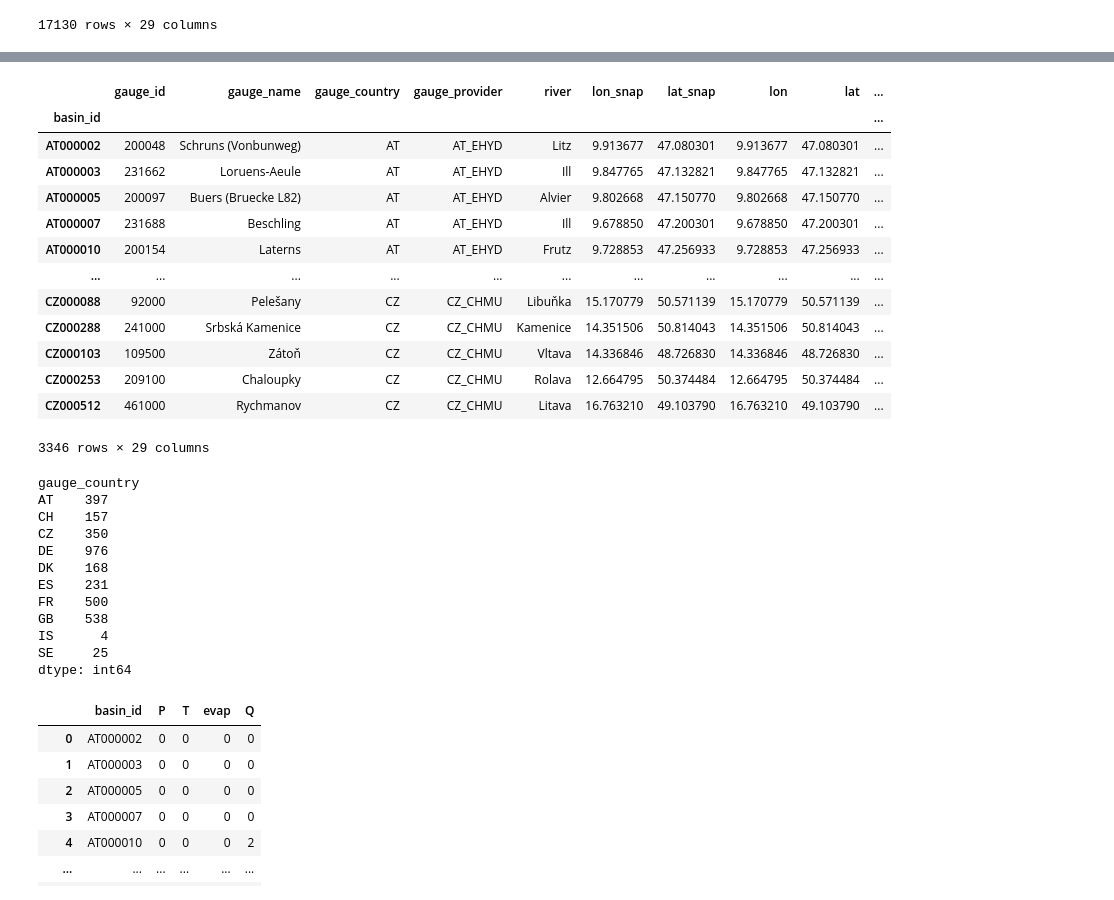
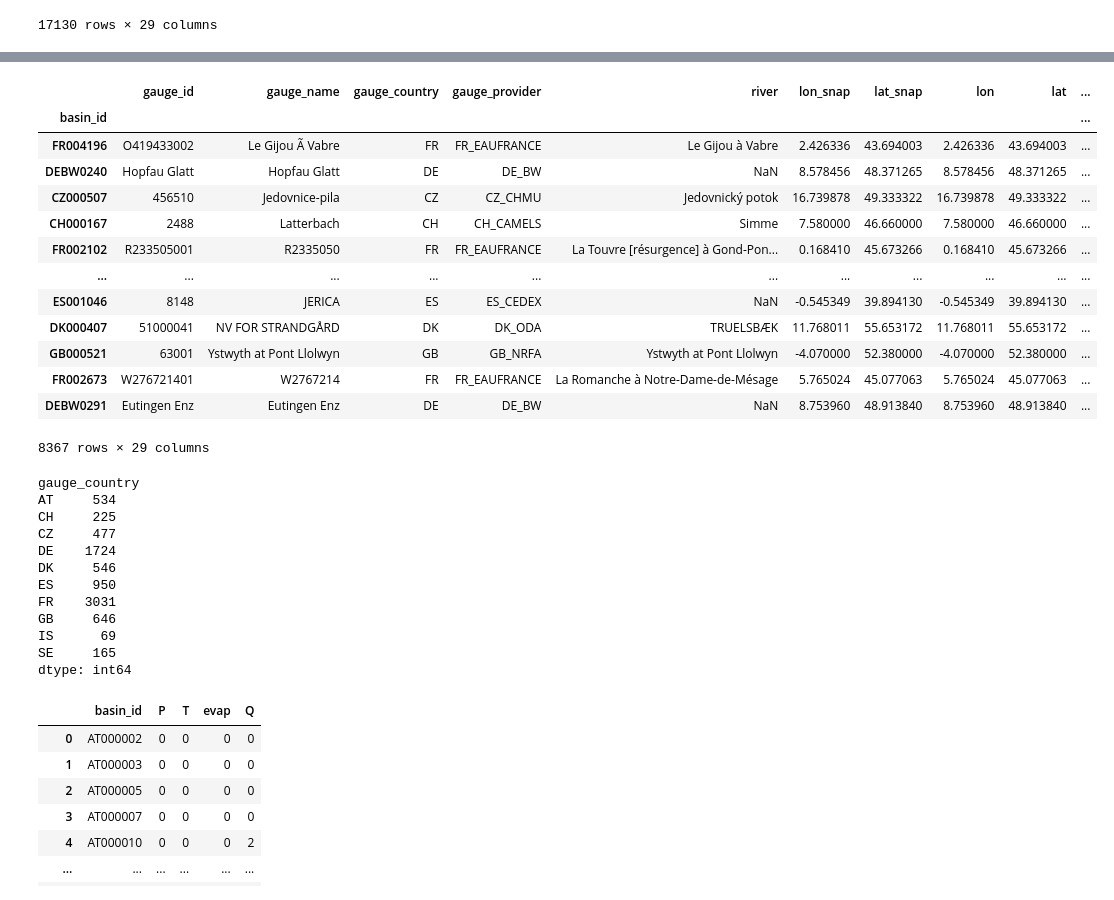
Before and after one commit to thiagovmdon/EOBS-quality, a Jupyter notebook: code/Paper_Quality_EOBS_Data_EStreams_HBV.ipynb, the cells around one changed output, grey strips where cells are left out. Drawn from its saved outputs; the diff is of its cells as text; code cells hidden in the pictures.

```diff
--- a/code/Paper_Quality_EOBS_Data_EStreams_HBV.ipynb
+++ b/code/Paper_Quality_EOBS_Data_EStreams_HBV.ipynb
@@ -57,7 +57,7 @@ network_estreams
 | UAGR0021 | 6683300 | NOVOSELOVKA | UA | UA_GRDC | KRYNKA | 38.144722 | 48.153333 | 38.144722 | 48.153333 | ... |
 17130 rows × 29 columns
 # %%
-network_estreams_filtered_quality_eobs = pd.read_csv('results/network_estreams_filtered_quality_eobs.csv', encoding='utf-8')
+network_estreams_filtered_quality_eobs = pd.read_csv('results/network_estreams_filtered_quality_eobs_8367.csv', encoding='utf-8')
 network_estreams_filtered_quality_eobs.set_index("basin_id", inplace = True)
 
 network_estreams_filtered_quality_eobs
@@ -79,4 +79,4 @@ network_estreams_filtered_quality_eobs
 # %%
-network_estreams_filtered_quality_eobs = network_estreams_filtered_quality_eobs[network_estreams_filtered_quality_eobs.gauge_country == "CZ"]
-
-network_estreams_filtered_quality_eobs
+#network_estreams_filtered_quality_eobs = network_estreams_filtered_quality_eobs[network_estreams_filtered_quality_eobs.gauge_country == "CZ"]
+#
+#network_estreams_filtered_quality_eobs
@@ -149,35 +98,36 @@ catchment_list
 # %%
-network_estreams_filtered = network_estreams.loc[catchment_list]
+#network_estreams_filtered = network_estreams.loc[catchment_list]
+network_estreams_filtered = network_estreams_filtered_quality_eobs
 network_estreams_filtered
 # %% [output]
 |  | gauge_id | gauge_name | gauge_country | gauge_provider | river | lon_snap | lat_snap | lon | lat | ... |
 | basin_id |  |  |  |  |  |  |  |  |  | ... |
-| AT000002 | 200048 | Schruns (Vonbunweg) | AT | AT_EHYD | Litz | 9.913677 | 47.080301 | 9.913677 | 47.080301 | ... |
-| AT000003 | 231662 | Loruens-Aeule | AT | AT_EHYD | Ill | 9.847765 | 47.132821 | 9.847765 | 47.132821 | ... |
-| AT000005 | 200097 | Buers (Bruecke L82) | AT | AT_EHYD | Alvier | 9.802668 | 47.150770 | 9.802668 | 47.150770 | ... |
-| AT000007 | 231688 | Beschling | AT | AT_EHYD | Ill | 9.678850 | 47.200301 | 9.678850 | 47.200301 | ... |
-| AT000010 | 200154 | Laterns | AT | AT_EHYD | Frutz | 9.728853 | 47.256933 | 9.728853 | 47.256933 | ... |
+| FR004196 | O419433002 | Le Gijou Ã Vabre | FR | FR_EAUFRANCE | Le Gijou à Vabre | 2.426336 | 43.694003 | 2.426336 | 43.694003 | ... |
+| DEBW0240 | Hopfau Glatt | Hopfau Glatt | DE | DE_BW | NaN | 8.578456 | 48.371265 | 8.578456 | 48.371265 | ... |
+| CZ000507 | 456510 | Jedovnice-pila | CZ | CZ_CHMU | Jedovnický potok | 16.739878 | 49.333322 | 16.739878 | 49.333322 | ... |
+| CH000167 | 2488 | Latterbach | CH | CH_CAMELS | Simme | 7.580000 | 46.660000 | 7.580000 | 46.660000 | ... |
+| FR002102 | R233505001 | R2335050 | FR | FR_EAUFRANCE | La Touvre [résurgence] à Gond-Pon... | 0.168410 | 45.673266 | 0.168410 | 45.673266 | ... |
 | ... | ... | ... | ... | ... | ... | ... | ... | ... | ... | ... |
-| CZ000088 | 92000 | Pelešany | CZ | CZ_CHMU | Libuňka | 15.170779 | 50.571139 | 15.170779 | 50.571139 | ... |
-| CZ000288 | 241000 | Srbská Kamenice | CZ | CZ_CHMU | Kamenice | 14.351506 | 50.814043 | 14.351506 | 50.814043 | ... |
-| CZ000103 | 109500 | Zátoň | CZ | CZ_CHMU | Vltava | 14.336846 | 48.726830 | 14.336846 | 48.726830 | ... |
-| CZ000253 | 209100 | Chaloupky | CZ | CZ_CHMU | Rolava | 12.664795 | 50.374484 | 12.664795 | 50.374484 | ... |
-| CZ000512 | 461000 | Rychmanov | CZ | CZ_CHMU | Litava | 16.763210 | 49.103790 | 16.763210 | 49.103790 | ... |
+| ES001046 | 8148 | JERICA | ES | ES_CEDEX | NaN | -0.545349 | 39.894130 | -0.545349 | 39.894130 | ... |
+| DK000407 | 51000041 | NV FOR STRANDGÅRD | DK | DK_ODA | TRUELSBÆK | 11.768011 | 55.653172 | 11.768011 | 55.653172 | ... |
+| GB000521 | 63001 | Ystwyth at Pont Llolwyn | GB | GB_NRFA | Ystwyth at Pont Llolwyn | -4.070000 | 52.380000 | -4.070000 | 52.380000 | ... |
+| FR002673 | W276721401 | W2767214 | FR | FR_EAUFRANCE | La Romanche à Notre-Dame-de-Mésage | 5.765024 | 45.077063 | 5.765024 | 45.077063 | ... |
+| DEBW0291 | Eutingen Enz | Eutingen Enz | DE | DE_BW | NaN | 8.753960 | 48.913840 | 8.753960 | 48.913840 | ... |
-3346 rows × 29 columns
+8367 rows × 29 columns
 # %%
 network_estreams_filtered.groupby('gauge_country').size()
 # %% [output]
 gauge_country
-AT    397
-CH    157
-CZ    350
-DE    976
-DK    168
-ES    231
-FR    500
-GB    538
-IS      4
-SE     25
+AT     534
+CH     225
+CZ     477
+DE    1724
+DK     546
+ES     950
+FR    3031
+GB     646
+IS      69
+SE     165
 dtype: int64
 # %%
 import tqdm as tqdm
```
Also changed, not shown: parts of 5 cells of this notebook, 1 other file.
